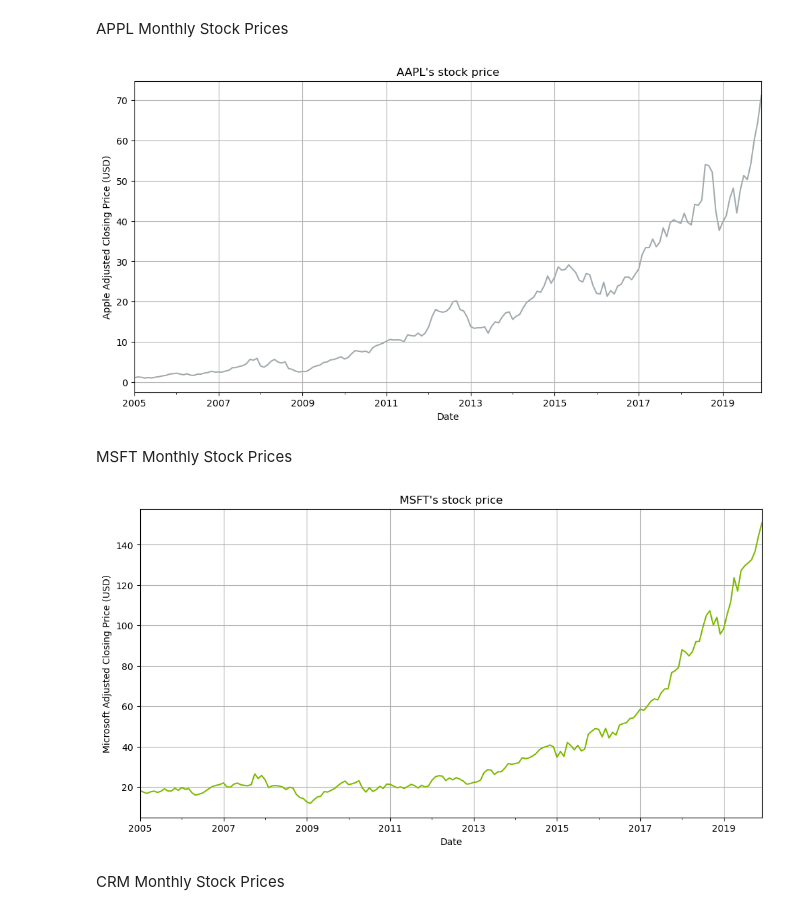
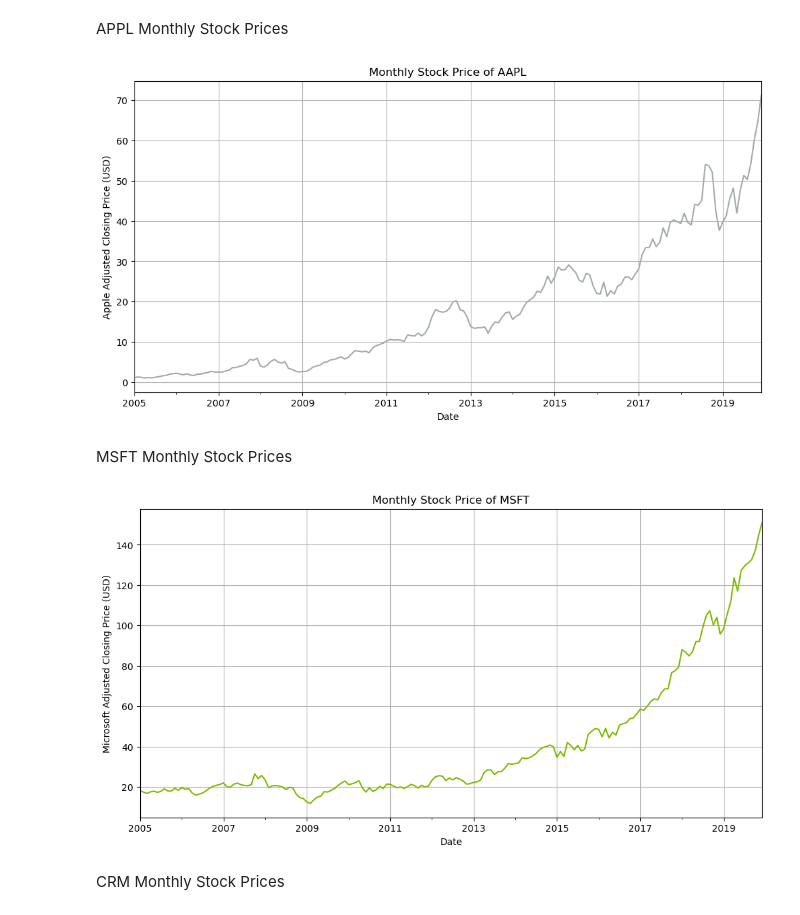
Before and after one commit to mcarbajal2/IFI8420-Assignments, a Jupyter notebook: Assignment 1/Assignment1.ipynb, the cells around one changed output. Saved outputs shown, nothing was run; the diff lists cells and outputs as text; code cells hidden in the pictures.

```diff
--- a/Assignment 1/Assignment1.ipynb
+++ b/Assignment 1/Assignment1.ipynb
@@ -249,21 +249,21 @@ plt.show()
 # %% [markdown]
 APPL Monthly Stock Prices
 # %%
-adjusted_close['AAPL'].plot(title = "AAPL's stock price", color = "#A2AAAD", figsize=(12, 6))
+adjusted_close['AAPL'].plot(title = "Monthly Stock Price of AAPL", color = "#A2AAAD", figsize=(12, 6))
 plt.ylabel('Apple Adjusted Closing Price (USD)')
 plt.grid(True)
 plt.show()
 # %% [output]
-[figure, old version]
+[figure, new version]
 # %% [markdown]
 MSFT Monthly Stock Prices
 # %%
-adjusted_close['MSFT'].plot(title = "MSFT's stock price", color = "#7EB900", figsize=(12, 6))
+adjusted_close['MSFT'].plot(title = "Monthly Stock Price of MSFT", color = "#7EB900", figsize=(12, 6))
 plt.ylabel('Microsoft Adjusted Closing Price (USD)')
 plt.grid(True)
 plt.show()
 # %% [output]
-[figure, old version]
+[figure, new version]
 # %% [markdown]
 CRM Monthly Stock Prices
 # %%
```
Also changed, not shown: parts of 9 cells of this notebook.
